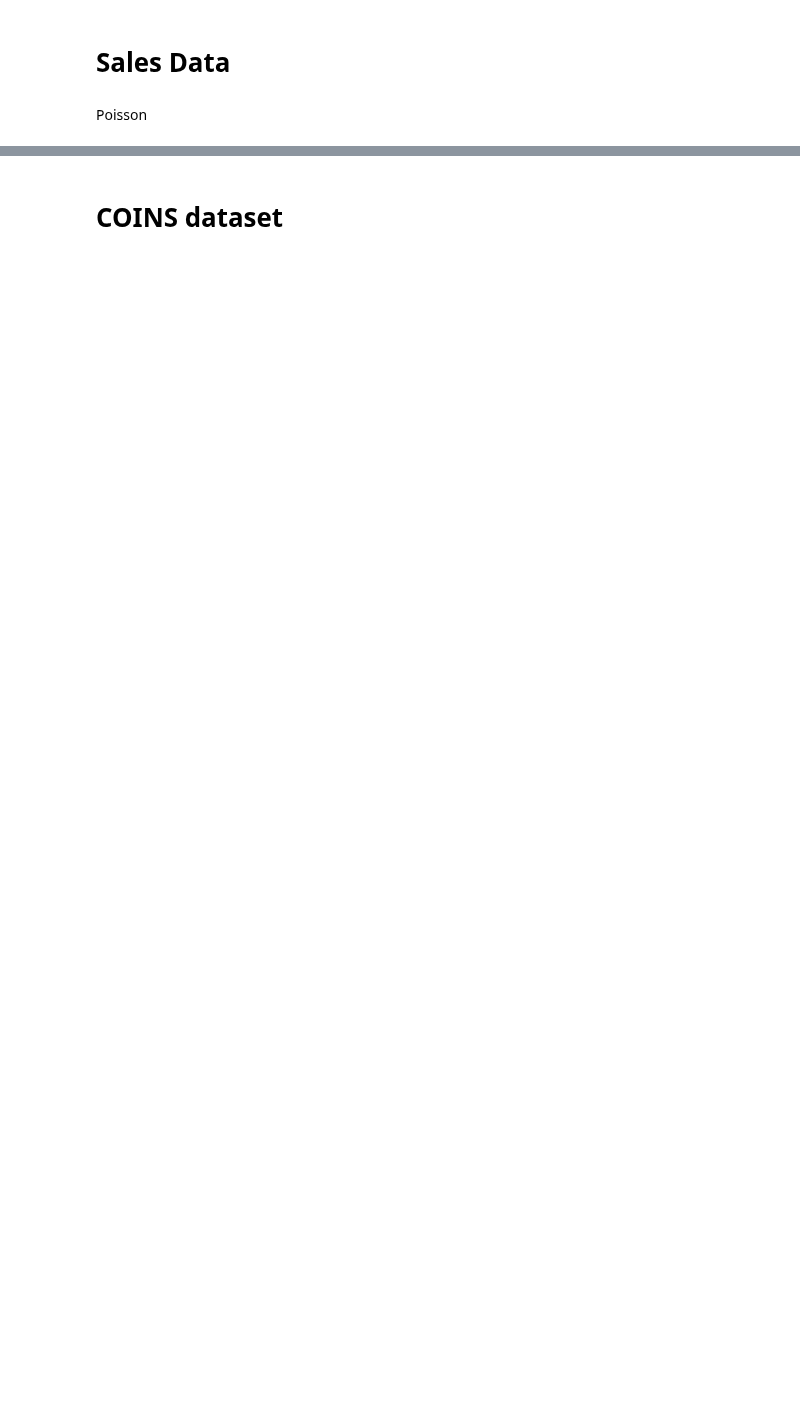
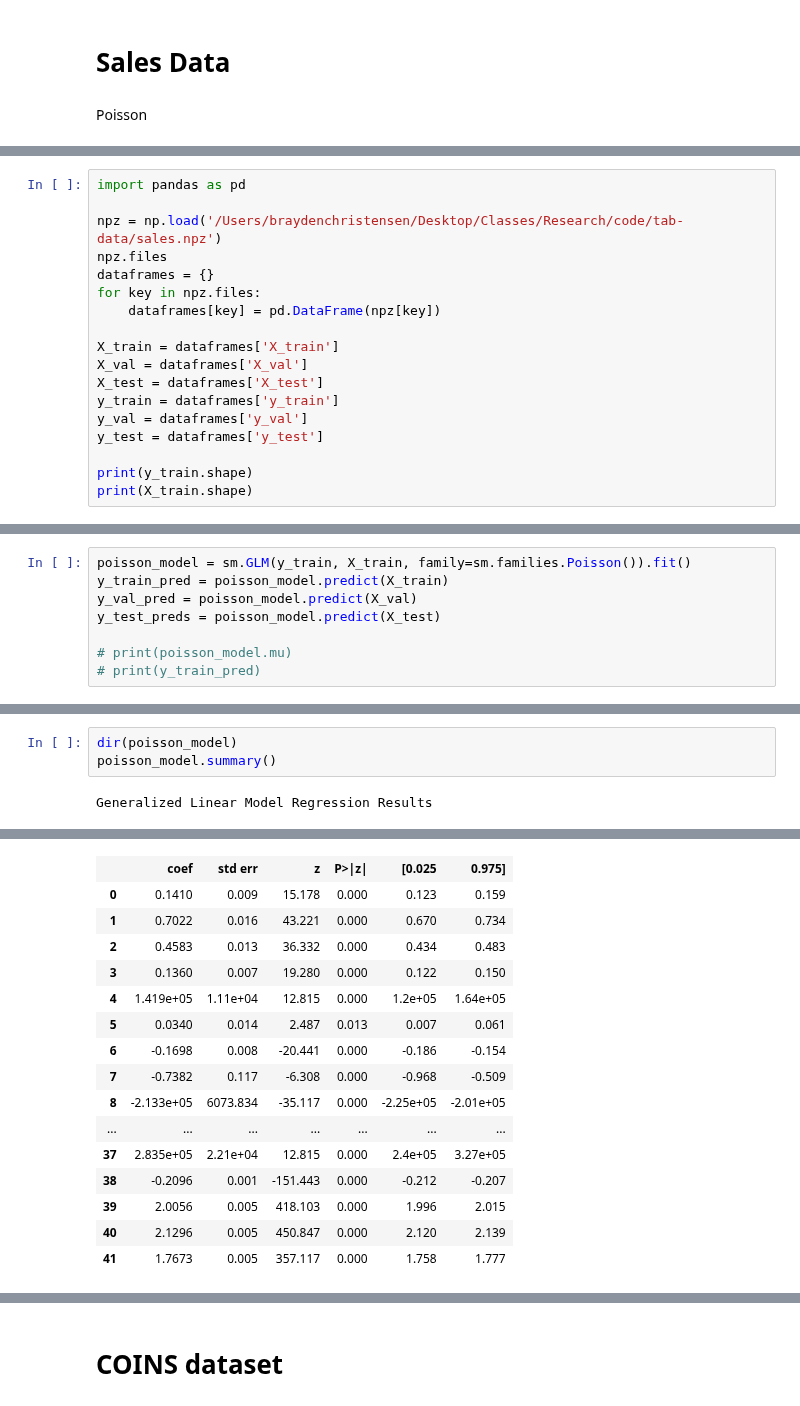
Before and after one commit to porterjenkins/deep_uncertainty, a Jupyter notebook: deep_uncertainty/notebooks/baseline_testing.ipynb, the cells around one changed output, grey strips where cells are left out. Saved outputs shown, nothing was run; the diff lists cells and outputs as text; blank space fills up the shorter version.

```diff
--- a/deep_uncertainty/notebooks/baseline_testing.ipynb
+++ b/deep_uncertainty/notebooks/baseline_testing.ipynb
@@ -258,0 +182,18 @@ poisson_testing_results = sm.GLM(y_test, X_test, family=sm.families.Poisson()).f
+# %%
+import pandas as pd
+
+npz = np.load('/Users/braydenchristensen/Desktop/Classes/Research/code/tab-data/sales.npz')
+npz.files
+dataframes = {}
+for key in npz.files:
+    dataframes[key] = pd.DataFrame(npz[key])
+
+X_train = dataframes['X_train']
+X_val = dataframes['X_val']
+X_test = dataframes['X_test']
+y_train = dataframes['y_train']
+y_val = dataframes['y_val']
+y_test = dataframes['y_test']
+
+print(y_train.shape)
+print(X_train.shape)
@@ -259 +206,9 @@ poisson_testing_results = sm.GLM(y_test, X_test, family=sm.families.Poisson()).f
+# %%
+poisson_model = sm.GLM(y_train, X_train, family=sm.families.Poisson()).fit()
+y_train_pred = poisson_model.predict(X_train)
+y_val_pred = poisson_model.predict(X_val)
+y_test_preds = poisson_model.predict(X_test)
+
+# print(poisson_model.mu)
+# print(y_train_pred)
 # %%
@@ -313,0 +259,5 @@ len(y_preds)
+# %%
+dir(poisson_model)
+poisson_model.summary()
+# %% [output]
+Generalized Linear Model Regression Results
@@ -313,0 +273,16 @@ len(y_preds)
+|  | coef | std err | z | P>|z| | [0.025 | 0.975] |
+| 0 | 0.1410 | 0.009 | 15.178 | 0.000 | 0.123 | 0.159 |
+| 1 | 0.7022 | 0.016 | 43.221 | 0.000 | 0.670 | 0.734 |
+| 2 | 0.4583 | 0.013 | 36.332 | 0.000 | 0.434 | 0.483 |
+| 3 | 0.1360 | 0.007 | 19.280 | 0.000 | 0.122 | 0.150 |
+| 4 | 1.419e+05 | 1.11e+04 | 12.815 | 0.000 | 1.2e+05 | 1.64e+05 |
+| 5 | 0.0340 | 0.014 | 2.487 | 0.013 | 0.007 | 0.061 |
+| 6 | -0.1698 | 0.008 | -20.441 | 0.000 | -0.186 | -0.154 |
+| 7 | -0.7382 | 0.117 | -6.308 | 0.000 | -0.968 | -0.509 |
+| 8 | -2.133e+05 | 6073.834 | -35.117 | 0.000 | -2.25e+05 | -2.01e+05 |
+| ... | ... | ... | ... | ... | ... | ... |
+| 37 | 2.835e+05 | 2.21e+04 | 12.815 | 0.000 | 2.4e+05 | 3.27e+05 |
+| 38 | -0.2096 | 0.001 | -151.443 | 0.000 | -0.212 | -0.207 |
+| 39 | 2.0056 | 0.005 | 418.103 | 0.000 | 1.996 | 2.015 |
+| 40 | 2.1296 | 0.005 | 450.847 | 0.000 | 2.120 | 2.139 |
+| 41 | 1.7673 | 0.005 | 357.117 | 0.000 | 1.758 | 1.777 |
```
Also changed, not shown: parts of 47 cells of this notebook.
